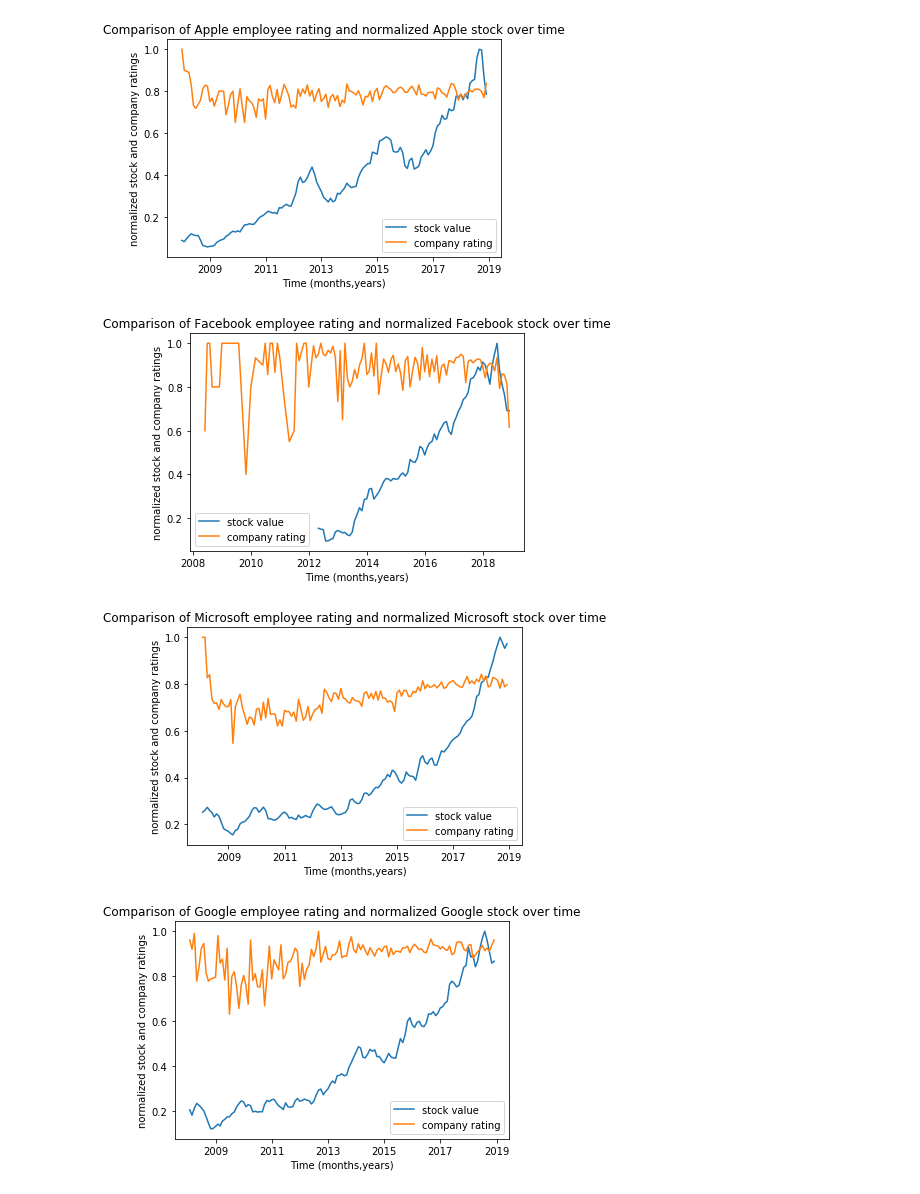
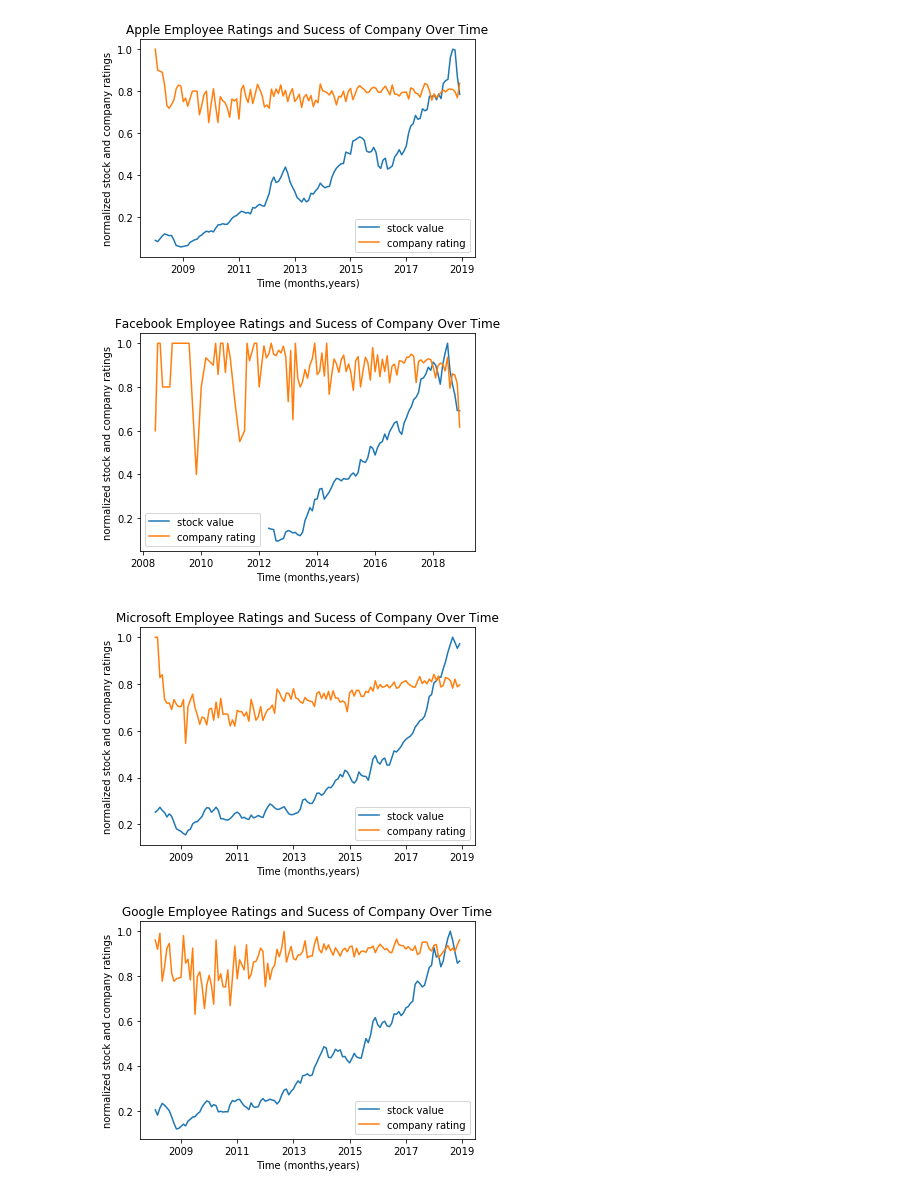
Before and after one commit to annabl38/Project_1, a Jupyter notebook: Company_stuff.Kim.ipynb, the cells around one changed output. Drawn from its saved outputs; the diff is of its cells as text; code cells hidden in the pictures.

```diff
--- a/Company_stuff.Kim.ipynb
+++ b/Company_stuff.Kim.ipynb
@@ -5,7 +5,7 @@ import numpy as np
 import matplotlib.pyplot as plt
 import datetime
 
-file_to_load= "../Project_1/employee_reviews.csv"
+file_to_load= "../Project_1/Resources/employee_reviews.csv"
 review_data= pd.read_csv(file_to_load)
 # %%
 review_data.head(1)
@@ -90,35 +90,35 @@ plt.show()
 # %%
 #Apple stock data
 AAPL_file= "../Project_1/worldtradingdata-history-AAPL.csv"
 AAPL_df= pd.read_csv(AAPL_file)
 AAPL_df['Date'] = pd.to_datetime(AAPL_df['Date'],format=None)
 
 #merged data
 Apple_AAPL=pd.merge(apple_df, AAPL_df, how='left', on ='Date')
 Apple_AAPL.drop(['job-title','summary','location','pros','cons','advice-to-mgmt','work-balance-stars',
                   'culture-values-stars','carrer-opportunities-stars','comp-benefit-stars',
                   'senior-mangemnet-stars','helpful-count','link','Open','High','Low','Volume'], axis=1, inplace=True)
 Apple_AAPL=Apple_AAPL.rename(columns={"Close":"Stock-at-close"})
 (Apple_AAPL.dropna())
 
 apple_month=Apple_AAPL.Date.dt.to_period("M")
 apple_mean=(Apple_AAPL.groupby(apple_month)).mean()
 apple_mean['scaled-ratings']=(apple_mean['overall-ratings']/apple_mean['overall-ratings'].max())
 apple_mean['stocks-scaled']=(apple_mean['Stock-at-close']/apple_mean['Stock-at-close'].max())
 
 apple_star_x=apple_mean.to_timestamp()
 x=apple_star_x.index.values
 plt.plot(x,apple_mean['stocks-scaled'],label='stock value')
 plt.plot(x, apple_mean['scaled-ratings'],label='company rating')
 
-plt.title('Comparison of Apple employee rating and normalized Apple stock over time')
+plt.title('Apple Employee Ratings and Sucess of Company Over Time')
 plt.xlabel('Time (months,years)')
 plt.ylabel('normalized stock and company ratings')
 plt.legend()
 plt.savefig('Apple_graph.png')
 plt.show()
 # %% [output]
-[figure, old version]
+[figure, new version]
 # %%
 #FB stock data
 FB_file= "../Project_1/worldtradingdata-history-FB.csv"
@@ -144,14 +144,14 @@ x=facebook_star_x.index.values
 plt.plot(x,facebook_mean['stocks-scaled'],label='stock value')
 plt.plot(x, facebook_mean['scaled-ratings'],label='company rating')
 
-plt.title('Comparison of Facebook employee rating and normalized Facebook stock over time')
+plt.title('Facebook Employee Ratings and Sucess of Company Over Time')
 plt.xlabel('Time (months,years)')
 plt.ylabel('normalized stock and company ratings')
 plt.legend()
 plt.savefig('Facebook_graph.png')
 plt.show()
 # %% [output]
-[figure, old version]
+[figure, new version]
 # %%
 #Microsoft stock data
 MSFT_file= "../Project_1/worldtradingdata-history-MSFT.csv"
@@ -177,14 +177,14 @@ x=microsoft_star_x.index.values
 plt.plot(x,microsoft_mean['stocks-scaled'],label='stock value')
 plt.plot(x, microsoft_mean['scaled-ratings'],label='company rating')
 
-plt.title('Comparison of Microsoft employee rating and normalized Microsoft stock over time')
+plt.title('Microsoft Employee Ratings and Sucess of Company Over Time')
 plt.xlabel('Time (months,years)')
 plt.ylabel('normalized stock and company ratings')
 plt.legend()
 plt.savefig('Microsoft_graph.png')
 plt.show()
 # %% [output]
-[figure, old version]
+[figure, new version]
 # %%
 #Google stock data
 GOOG_file= "../Project_1/worldtradingdata-history-GOOG.csv"
@@ -208,11 +208,11 @@ x=google_star_x.index.values
 plt.plot(x,google_mean['stocks-scaled'],label='stock value')
 plt.plot(x, google_mean['scaled-ratings'],label='company rating')
 
-plt.title('Comparison of Google employee rating and normalized Google stock over time')
+plt.title('Google Employee Ratings and Sucess of Company Over Time')
 plt.xlabel('Time (months,years)')
 plt.ylabel('normalized stock and company ratings')
 plt.legend()
 plt.savefig('Google_graph.png')
 plt.show()
 # %% [output]
-[figure, old version]
+[figure, new version]
```
Also changed, not shown: parts of 3 cells of this notebook.
